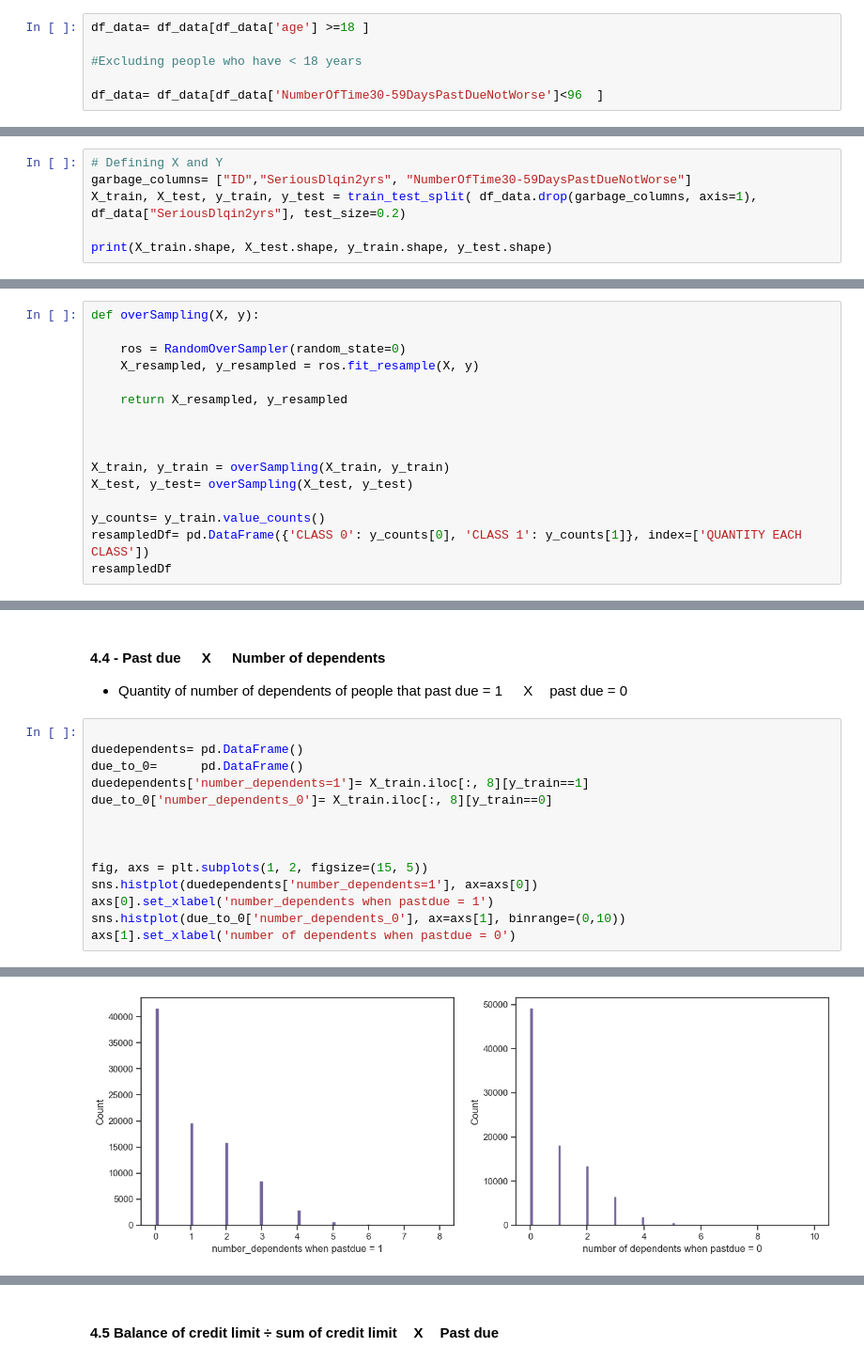
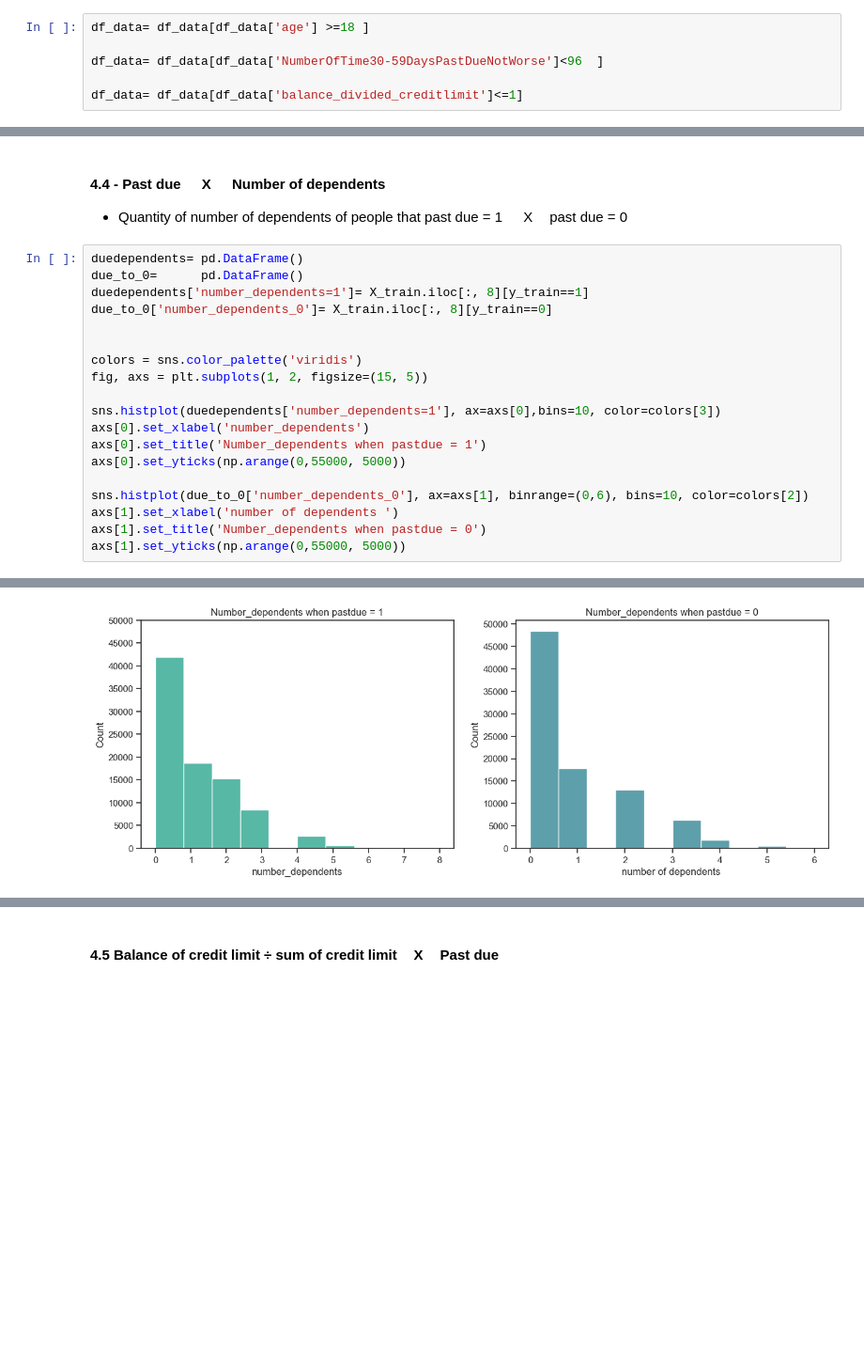
Before and after one commit to ectormgl/givemecredit, a Jupyter notebook: notebook/EDA.ipynb, the cells around one changed output, grey strips where cells are left out. Shown at 94% size. Cells and saved outputs as stored; diff of their text form; blank space fills up the shorter version.

```diff
--- a/notebook/EDA.ipynb
+++ b/notebook/EDA.ipynb
@@ -287,6 +172,6 @@ df_data.dropna(inplace=True)
 # %%
 df_data= df_data[df_data['age'] >=18 ]
 
-#Excluding people who have < 18 years
+df_data= df_data[df_data['NumberOfTime30-59DaysPastDueNotWorse']<96  ]
 
-df_data= df_data[df_data['NumberOfTime30-59DaysPastDueNotWorse']<96  ]
+df_data= df_data[df_data['balance_divided_creditlimit']<=1]
@@ -598,6 +264,0 @@ df_data= df_data[df_data['NumberOfTime30-59DaysPastDueNotWorse']<96  ]
-# %%
-# Defining X and Y
-garbage_columns= ["ID","SeriousDlqin2yrs", "NumberOfTime30-59DaysPastDueNotWorse"]
-X_train, X_test, y_train, y_test = train_test_split( df_data.drop(garbage_columns, axis=1), df_data["SeriousDlqin2yrs"], test_size=0.2)
-
-print(X_train.shape, X_test.shape, y_train.shape, y_test.shape)
@@ -627,16 +264,0 @@ plt.show()
-# %%
-def overSampling(X, y):
-
-    ros = RandomOverSampler(random_state=0)
-    X_resampled, y_resampled = ros.fit_resample(X, y)
-
-    return X_resampled, y_resampled
-
-
-
-X_train, y_train = overSampling(X_train, y_train)
-X_test, y_test= overSampling(X_test, y_test)
-
-y_counts= y_train.value_counts()
-resampledDf= pd.DataFrame({'CLASS 0': y_counts[0], 'CLASS 1': y_counts[1]}, index=['QUANTITY EACH CLASS'])
-resampledDf
@@ -726,17 +382,22 @@ plt.show()
 #### 4.4       -       Past due    ㅤ    X   ㅤ    Number of dependents
 -  Quantity of number of dependents of people that past due = 1  ㅤ   Xㅤ   past due = 0
 # %%
-
 duedependents= pd.DataFrame()
 due_to_0=      pd.DataFrame()
 duedependents['number_dependents=1']= X_train.iloc[:, 8][y_train==1]
 due_to_0['number_dependents_0']= X_train.iloc[:, 8][y_train==0]
 
 
+colors = sns.color_palette('viridis')
+fig, axs = plt.subplots(1, 2, figsize=(15, 5))
 
-fig, axs = plt.subplots(1, 2, figsize=(15, 5))
-sns.histplot(duedependents['number_dependents=1'], ax=axs[0])
-axs[0].set_xlabel('number_dependents when pastdue = 1')
-sns.histplot(due_to_0['number_dependents_0'], ax=axs[1], binrange=(0,10))
-axs[1].set_xlabel('number of dependents when pastdue = 0')
+sns.histplot(duedependents['number_dependents=1'], ax=axs[0],bins=10, color=colors[3])
+axs[0].set_xlabel('number_dependents')
+axs[0].set_title('Number_dependents when pastdue = 1')
+axs[0].set_yticks(np.arange(0,55000, 5000))
+
+sns.histplot(due_to_0['number_dependents_0'], ax=axs[1], binrange=(0,6), bins=10, color=colors[2])
+axs[1].set_xlabel('number of dependents ')
+axs[1].set_title('Number_dependents when pastdue = 0')
+axs[1].set_yticks(np.arange(0,55000, 5000))
 # %% [output]
@@ -744 +415 @@ Text(0.5, 0, 'number of dependents when pastdue = 0')
-[figure, old version]
+[figure, new version]
```
Also changed, not shown: parts of 113 cells of this notebook, 7 other files.
